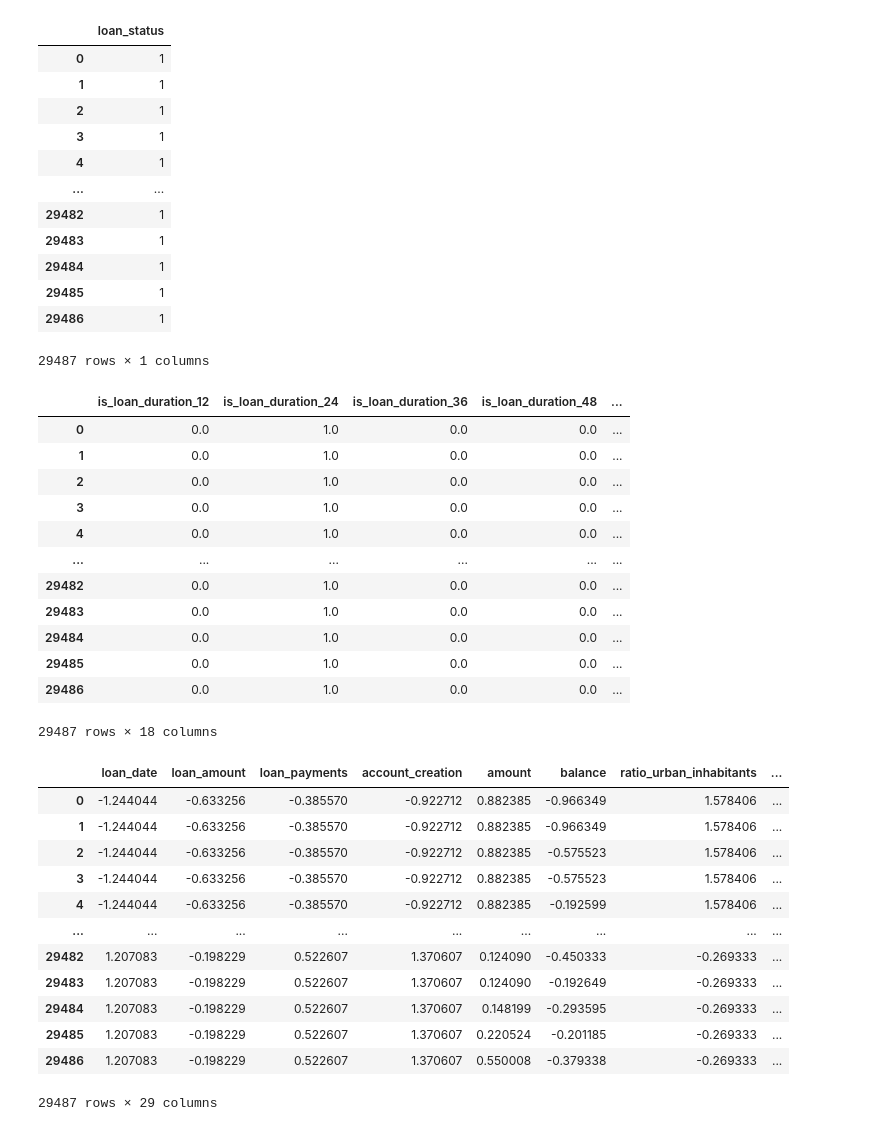
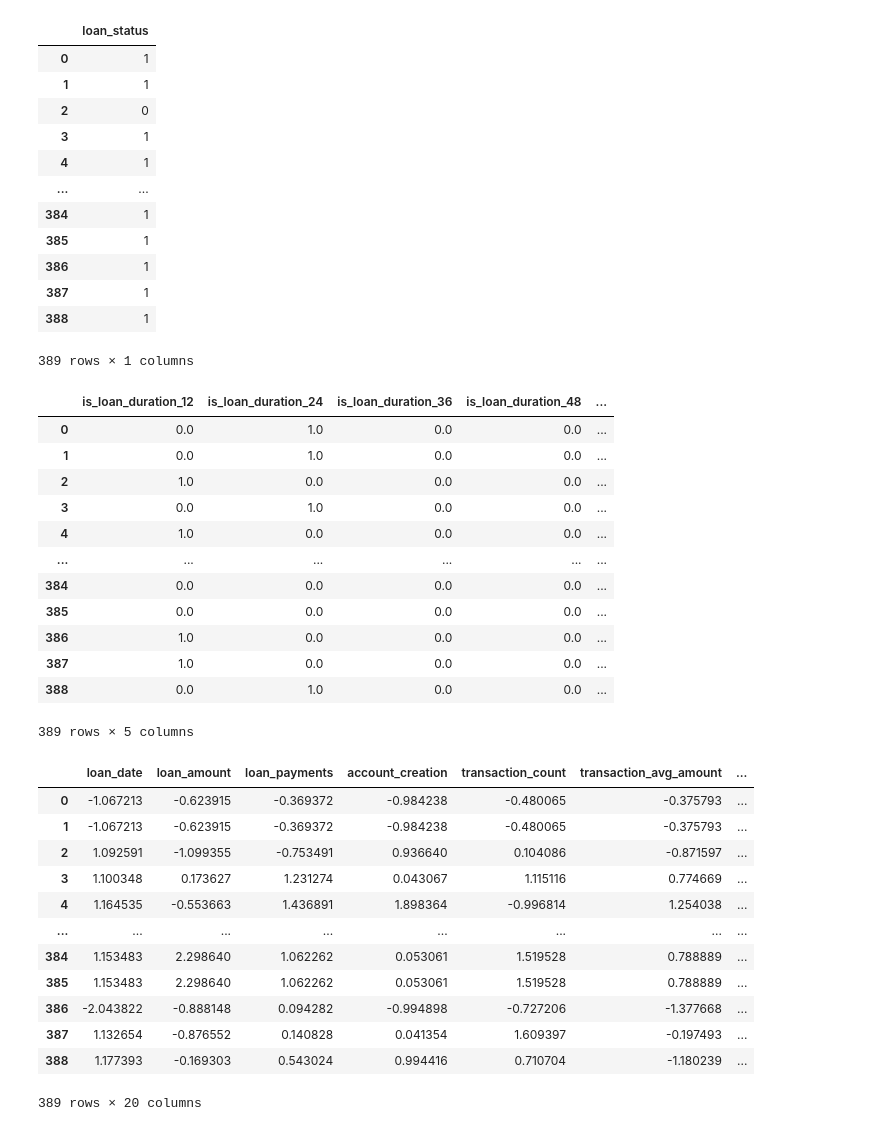
Before and after one commit to joaonmatos/feup-machine-learning, a Jupyter notebook: classifiers.ipynb, the cells around one changed output. Cells and saved outputs as stored; diff of their text form; code cells hidden in the pictures.

```diff
--- a/classifiers.ipynb
+++ b/classifiers.ipynb
@@ -86,8 +71,8 @@ See the caveats in the documentation: https://pandas.pydata.org/pandas-docs/stab
 from sklearn.preprocessing import StandardScaler
 
 # Everything except loan_duration, loan_status
-features_to_standardize = ["loan_date", "loan_amount", "loan_payments", "account_creation", "amount", "balance", "ratio_urban_inhabitants", "avg_salary", "unemployment", "crimes"]
-train_dataset_to_scale = cleaned_interpolated[features_to_standardize]
+features_to_standardize = ["loan_date", "loan_amount", "loan_payments", "account_creation", "transaction_count", "transaction_avg_amount",	"transaction_min_balance", "transaction_max_balance", "transaction_avg_balance", "ratio_urban_inhabitants", "avg_salary", "unemployment", "crimes", "client_birthday"]
+train_dataset_to_scale = train_dataset[features_to_standardize]
 
 # Scaler
 scaler = StandardScaler()
@@ -119,9 +104,10 @@ for column in scaled_train_dataset.columns:
             lines_to_drop.add(line_number)
 
 
-no_outliers_train_dataset = scaled_train_dataset.drop(list(lines_to_drop).copy(), axis=0)
-no_outliers_cleaned_interpolated = cleaned_interpolated.drop(list(lines_to_drop).copy(), axis=0)
-no_outliers_train_dataset = no_outliers_train_dataset.reset_index()
-no_outliers_train_dataset = no_outliers_train_dataset.drop(['index'], axis=1)
-no_outliers_train_dataset
+no_outliers_scaled_train_dataset = scaled_train_dataset.drop(list(lines_to_drop).copy(), axis=0)
+no_outliers_train_dataset = train_dataset.drop(list(lines_to_drop).copy(), axis=0)
+
+no_outliers_scaled_train_dataset = no_outliers_scaled_train_dataset.reset_index()
+no_outliers_scaled_train_dataset = no_outliers_scaled_train_dataset.drop(['index'], axis=1)
+no_outliers_scaled_train_dataset
 # %% [output]
@@ -141,9 +127,8 @@ no_outliers_train_dataset
 # %%
 # Binarization
-
 from sklearn.preprocessing import Binarizer
 
-train_dataset_to_binarize = no_outliers_cleaned_interpolated[["loan_status"]]
+train_dataset_to_binarize = no_outliers_train_dataset[["loan_status"]]
 
 # 0 <==> loan_status = -1
 # 1 <==> loan_status = 1
@@ -155,23 +140,23 @@ binarized_train_data_set
 |  | loan_status |
 | 0 | 1 |
 | 1 | 1 |
-| 2 | 1 |
+| 2 | 0 |
 | 3 | 1 |
 | 4 | 1 |
 | ... | ... |
-| 29482 | 1 |
-| 29483 | 1 |
-| 29484 | 1 |
-| 29485 | 1 |
-| 29486 | 1 |
+| 384 | 1 |
+| 385 | 1 |
+| 386 | 1 |
+| 387 | 1 |
+| 388 | 1 |
-29487 rows × 1 columns
+389 rows × 1 columns
 # %%
 # One-hot encoder
 
 from sklearn.preprocessing import OneHotEncoder
 
-col_names_to_encode = ["loan_duration", "type", "k_symbol", "operation"]
-train_dataset_to_hotencode = no_outliers_cleaned_interpolated[col_names_to_encode]
+col_names_to_encode = ["loan_duration"]
+train_dataset_to_hotencode = no_outliers_train_dataset[col_names_to_encode]
 
 encoder = OneHotEncoder(sparse=False)
 res = encoder.fit(train_dataset_to_hotencode)
@@ -187,41 +172,41 @@ hot_encoded_train_dataset
 |  | is_loan_duration_12 | is_loan_duration_24 | is_loan_duration_36 | is_loan_duration_48 | ... |
 | 0 | 0.0 | 1.0 | 0.0 | 0.0 | ... |
 | 1 | 0.0 | 1.0 | 0.0 | 0.0 | ... |
-| 2 | 0.0 | 1.0 | 0.0 | 0.0 | ... |
+| 2 | 1.0 | 0.0 | 0.0 | 0.0 | ... |
 | 3 | 0.0 | 1.0 | 0.0 | 0.0 | ... |
-| 4 | 0.0 | 1.0 | 0.0 | 0.0 | ... |
+| 4 | 1.0 | 0.0 | 0.0 | 0.0 | ... |
 | ... | ... | ... | ... | ... | ... |
-| 29482 | 0.0 | 1.0 | 0.0 | 0.0 | ... |
-| 29483 | 0.0 | 1.0 | 0.0 | 0.0 | ... |
-| 29484 | 0.0 | 1.0 | 0.0 | 0.0 | ... |
-| 29485 | 0.0 | 1.0 | 0.0 | 0.0 | ... |
-| 29486 | 0.0 | 1.0 | 0.0 | 0.0 | ... |
+| 384 | 0.0 | 0.0 | 0.0 | 0.0 | ... |
+| 385 | 0.0 | 0.0 | 0.0 | 0.0 | ... |
+| 386 | 1.0 | 0.0 | 0.0 | 0.0 | ... |
+| 387 | 1.0 | 0.0 | 0.0 | 0.0 | ... |
+| 388 | 0.0 | 1.0 | 0.0 | 0.0 | ... |
-29487 rows × 18 columns
+389 rows × 5 columns
 # %%
 # Recreate train_dataset after preprocessing
 
-pre_processed_dataframe = no_outliers_train_dataset
+pre_processed_dataframe = no_outliers_scaled_train_dataset
 
 pre_processed_dataframe["loan_status"] = binarized_train_data_set.values
 
 for column_name in hot_encoded_train_dataset.columns:
     pre_processed_dataframe[column_name] = hot_encoded_train_dataset[column_name]
 
 pre_processed_dataframe
 # %% [output]
-|  | loan_date | loan_amount | loan_payments | account_creation | amount | balance | ratio_urban_inhabitants | ... |
-| 0 | -1.244044 | -0.633256 | -0.385570 | -0.922712 | 0.882385 | -0.966349 | 1.578406 | ... |
-| 1 | -1.244044 | -0.633256 | -0.385570 | -0.922712 | 0.882385 | -0.966349 | 1.578406 | ... |
-| 2 | -1.244044 | -0.633256 | -0.385570 | -0.922712 | 0.882385 | -0.575523 | 1.578406 | ... |
-| 3 | -1.244044 | -0.633256 | -0.385570 | -0.922712 | 0.882385 | -0.575523 | 1.578406 | ... |
-| 4 | -1.244044 | -0.633256 | -0.385570 | -0.922712 | 0.882385 | -0.192599 | 1.578406 | ... |
-| ... | ... | ... | ... | ... | ... | ... | ... | ... |
-| 29482 | 1.207083 | -0.198229 | 0.522607 | 1.370607 | 0.124090 | -0.450333 | -0.269333 | ... |
-| 29483 | 1.207083 | -0.198229 | 0.522607 | 1.370607 | 0.124090 | -0.192649 | -0.269333 | ... |
-| 29484 | 1.207083 | -0.198229 | 0.522607 | 1.370607 | 0.148199 | -0.293595 | -0.269333 | ... |
-| 29485 | 1.207083 | -0.198229 | 0.522607 | 1.370607 | 0.220524 | -0.201185 | -0.269333 | ... |
-| 29486 | 1.207083 | -0.198229 | 0.522607 | 1.370607 | 0.550008 | -0.379338 | -0.269333 | ... |
+|  | loan_date | loan_amount | loan_payments | account_creation | transaction_count | transaction_avg_amount | ... |
+| 0 | -1.067213 | -0.623915 | -0.369372 | -0.984238 | -0.480065 | -0.375793 | ... |
+| 1 | -1.067213 | -0.623915 | -0.369372 | -0.984238 | -0.480065 | -0.375793 | ... |
+| 2 | 1.092591 | -1.099355 | -0.753491 | 0.936640 | 0.104086 | -0.871597 | ... |
+| 3 | 1.100348 | 0.173627 | 1.231274 | 0.043067 | 1.115116 | 0.774669 | ... |
+| 4 | 1.164535 | -0.553663 | 1.436891 | 1.898364 | -0.996814 | 1.254038 | ... |
+| ... | ... | ... | ... | ... | ... | ... | ... |
+| 384 | 1.153483 | 2.298640 | 1.062262 | 0.053061 | 1.519528 | 0.788889 | ... |
+| 385 | 1.153483 | 2.298640 | 1.062262 | 0.053061 | 1.519528 | 0.788889 | ... |
+| 386 | -2.043822 | -0.888148 | 0.094282 | -0.994898 | -0.727206 | -1.377668 | ... |
+| 387 | 1.132654 | -0.876552 | 0.140828 | 0.041354 | 1.609397 | -0.197493 | ... |
+| 388 | 1.177393 | -0.169303 | 0.543024 | 0.994416 | 0.710704 | -1.180239 | ... |
-29487 rows × 29 columns
+389 rows × 20 columns
 # %%
 #Remove Redundant (Duplicates)
 
```
Also changed, not shown: parts of 15 cells of this notebook, 2 other files.
